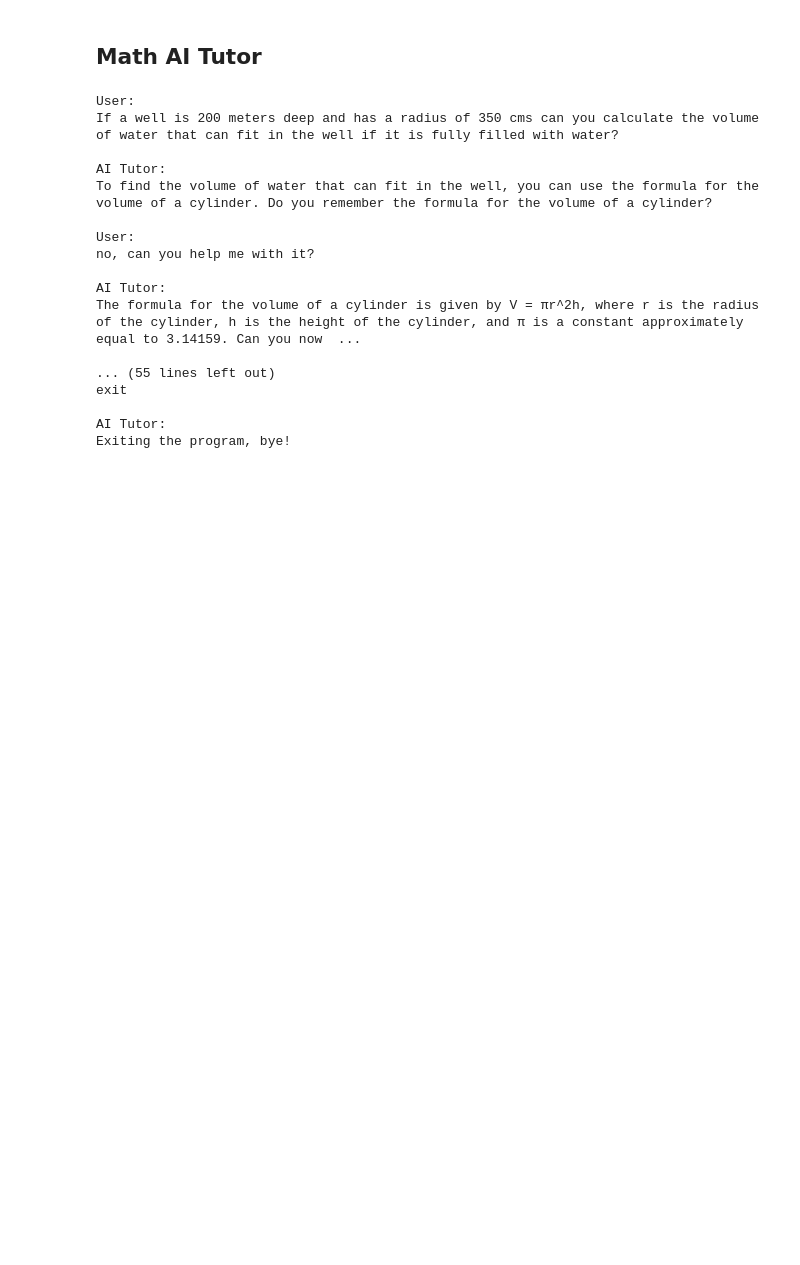
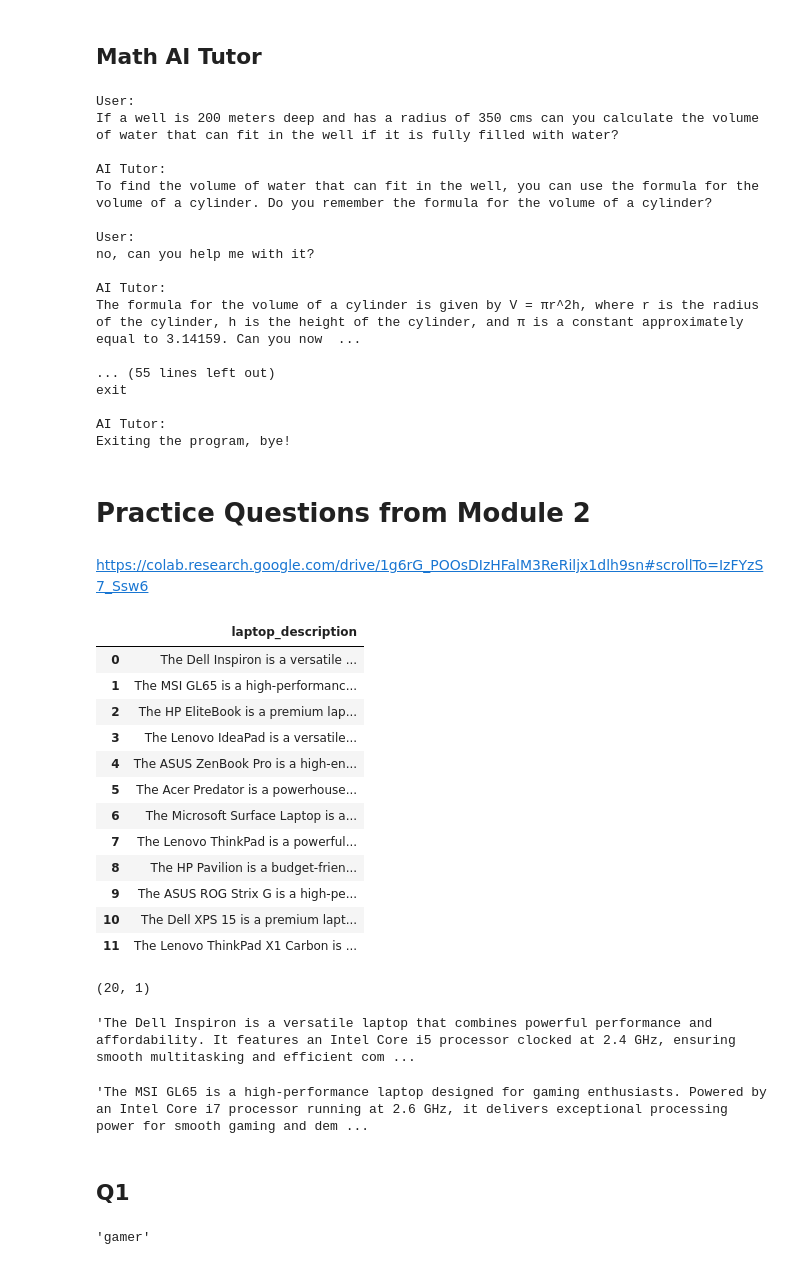
Before and after one commit to avinashtadavarthy/gen-ai-practice, a Jupyter notebook: shopassistAI/practice_shopassist.ipynb, the cells around one changed output. Saved outputs shown, nothing was run; the diff lists cells and outputs as text; code cells hidden in the pictures; blank space fills up the shorter version.

Commit message:
more practice questions with completions api

```diff
--- a/shopassistAI/practice_shopassist.ipynb
+++ b/shopassistAI/practice_shopassist.ipynb
@@ -190,3 +190,43 @@ exit
 
 AI Tutor:
 Exiting the program, bye!
+# %% [markdown]
+# Practice Questions from Module 2
+# %% [markdown]
+https://colab.research.google.com/drive/1g6rG_POOsDIzHFalM3ReRiljx1dlh9sn#scrollTo=IzFYzS7_Ssw6
+# %%
+# @title DO NOT MODIFY - Import the necessary libraries & dataset for MCQ 1 and display the DataFrame
+# import the necessary libraries
+import pandas as pd
+import numpy as np
+# Read the Laptop Dataset
+df = pd.read_csv('https://cdn.upgrad.com/uploads/production/5a1512d8-a326-4b21-8a1c-40b0a2e0082e/laptop_descriptions.csv')
+df.head(12)
+# %% [output]
+|  | laptop_description |
+| 0 | The Dell Inspiron is a versatile ... |
+| 1 | The MSI GL65 is a high-performanc... |
+| 2 | The HP EliteBook is a premium lap... |
+| 3 | The Lenovo IdeaPad is a versatile... |
+| 4 | The ASUS ZenBook Pro is a high-en... |
+| 5 | The Acer Predator is a powerhouse... |
+| 6 | The Microsoft Surface Laptop is a... |
+| 7 | The Lenovo ThinkPad is a powerful... |
+| 8 | The HP Pavilion is a budget-frien... |
+| 9 | The ASUS ROG Strix G is a high-pe... |
+| 10 | The Dell XPS 15 is a premium lapt... |
+| 11 | The Lenovo ThinkPad X1 Carbon is ... |
+# %%
+df.shape
+# %% [output]
+(20, 1)
+# %%
+df.iloc[0].laptop_description
+# %% [output]
+'The Dell Inspiron is a versatile laptop that combines powerful performance and affordability. It features an Intel Core i5 processor clocked at 2.4 GHz, ensuring smooth multitasking and efficient com ...
+# %%
+df.iloc[1].laptop_description
+# %% [output]
+'The MSI GL65 is a high-performance laptop designed for gaming enthusiasts. Powered by an Intel Core i7 processor running at 2.6 GHz, it delivers exceptional processing power for smooth gaming and dem ...
+# %% [markdown]
+## Q1
@@ -192,0 +277,8 @@ Exiting the program, bye!
+# %%
+# @title TO DO 1.2 - PROMPT DEFINITION
+
+mcq1_prompt = df.iloc[1].laptop_description
+
+get_chat_resonse_mcq1(mcq1_prompt)
+# %% [output]
+'gamer'
```
Also changed, not shown: parts of 27 cells of this notebook.
